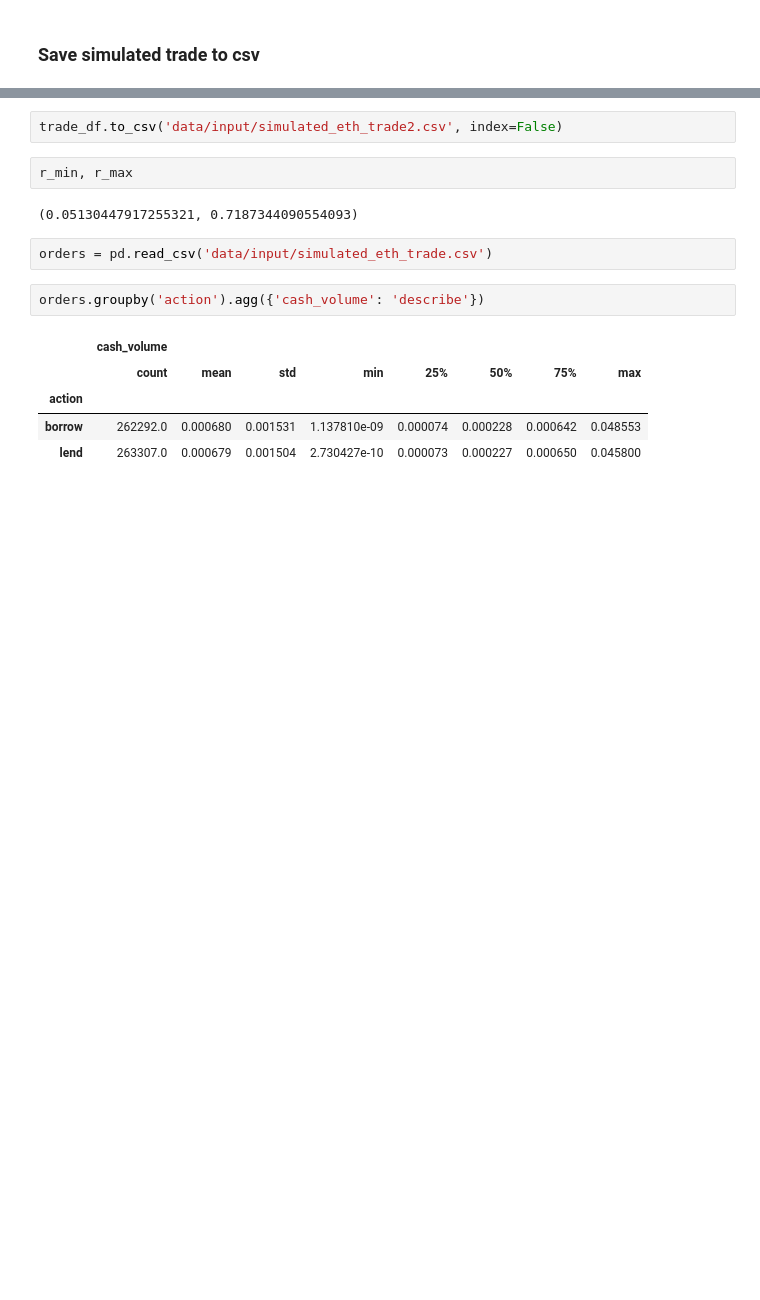
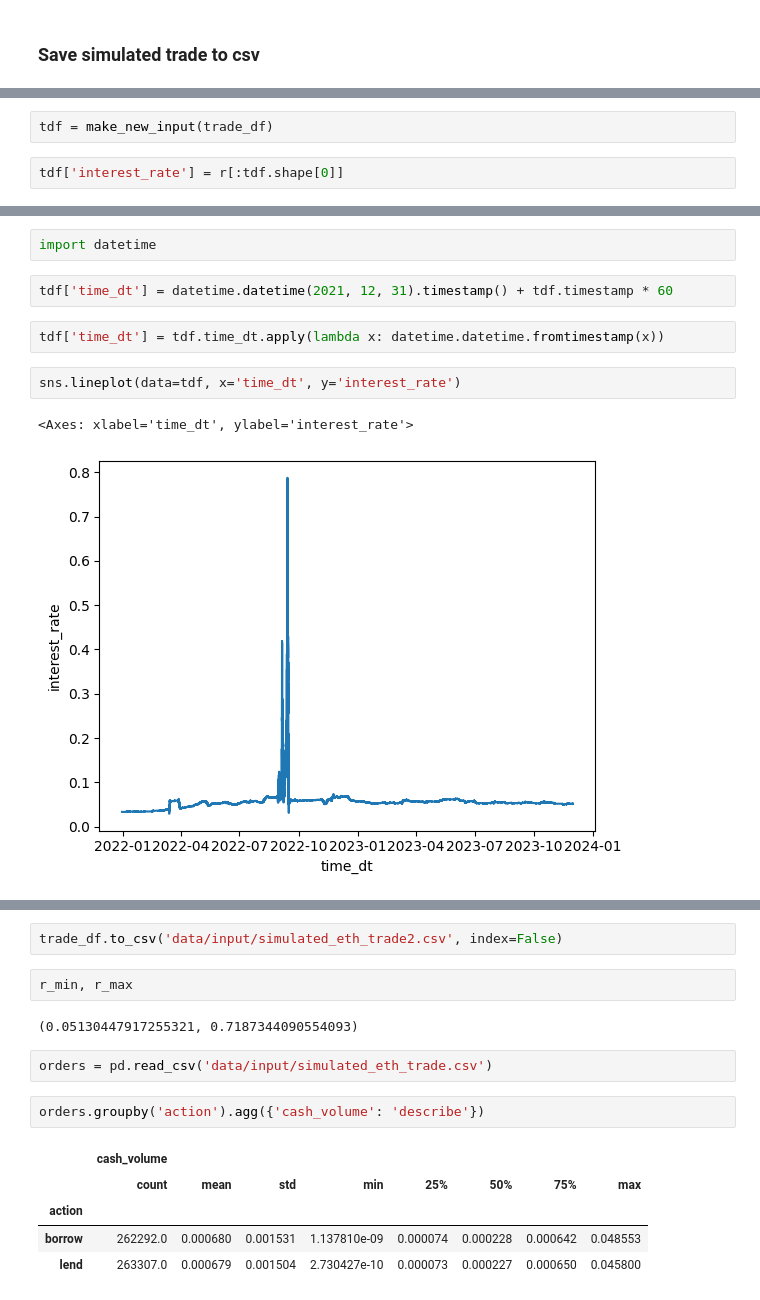
Before and after one commit to khanhtq-stats/bond-amm-research, a Jupyter notebook: notebooks/Fetch Data AAVE.ipynb, the cells around one changed output, grey strips where cells are left out. Saved outputs shown, nothing was run; the diff lists cells and outputs as text; blank space fills up the shorter version.

```diff
--- a/notebooks/Fetch Data AAVE.ipynb
+++ b/notebooks/Fetch Data AAVE.ipynb
@@ -289,0 +315,4 @@ trade_df.groupby('action').agg({'cash_volume': 'describe'})
+# %%
+tdf = make_new_input(trade_df)
+# %%
+tdf['interest_rate'] = r[:tdf.shape[0]]
@@ -289,0 +335,11 @@ trade_df.groupby('action').agg({'cash_volume': 'describe'})
+# %%
+import datetime
+# %%
+tdf['time_dt'] = datetime.datetime(2021, 12, 31).timestamp() + tdf.timestamp * 60
+# %%
+tdf['time_dt'] = tdf.time_dt.apply(lambda x: datetime.datetime.fromtimestamp(x))
+# %%
+sns.lineplot(data=tdf, x='time_dt', y='interest_rate')
+# %% [output]
+<Axes: xlabel='time_dt', ylabel='interest_rate'>
+[figure, added]
```
Also changed, not shown: parts of 32 cells of this notebook, 9 other files.
